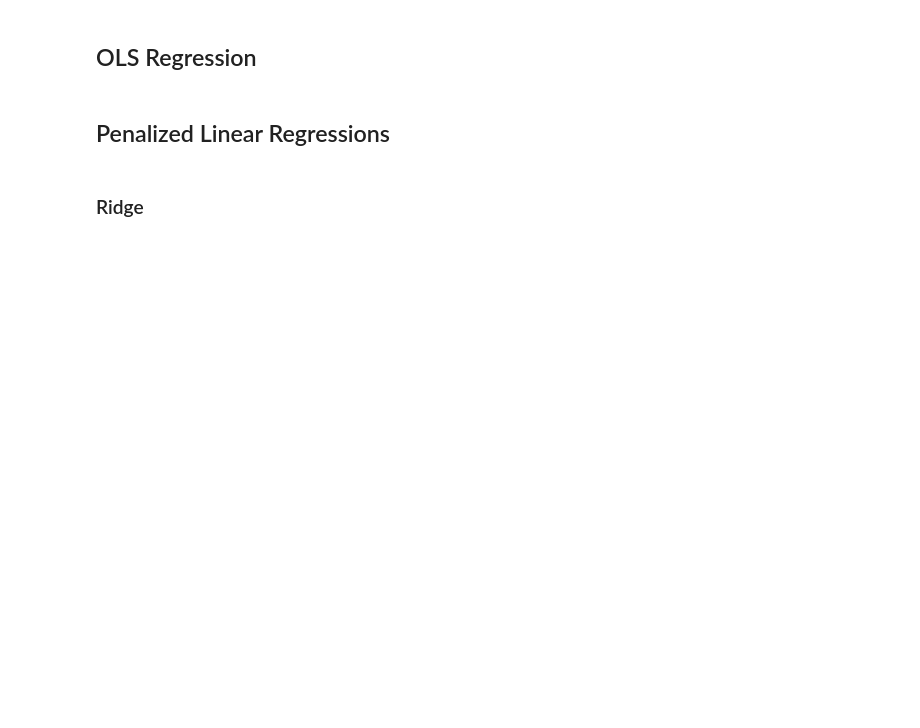
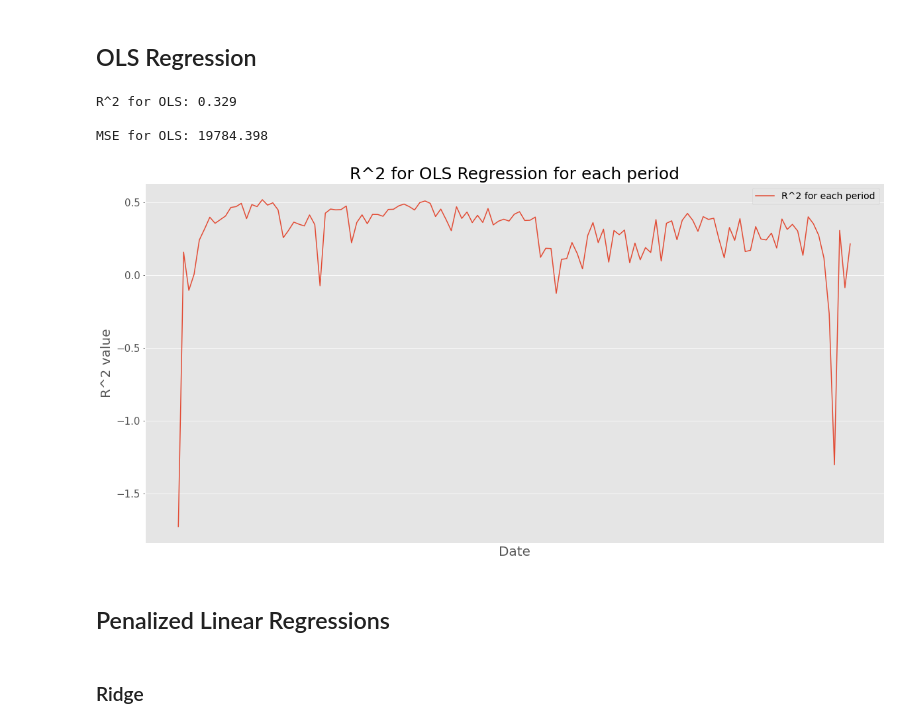
Before and after one commit to kostyantynHrytsyuk/risk-options-2021, a Jupyter notebook: Project_2.ipynb, the cells around one changed output. Drawn from its saved outputs; the diff is of its cells as text; code cells hidden in the pictures; blank space fills up the shorter version.

```diff
--- a/Project_2.ipynb
+++ b/Project_2.ipynb
@@ -55,6 +115,7 @@ clear_df = df[features]
 start_date = '2007-01'
 
 y_prices = clear_df[clear_df['date'] > start_date]['midprice']
+dates = [str(d) for d in df[df['date'] > start_date]['date'].unique()]
 # %%
 def get_splits(df, num=False):
     train_pc = 0.85
@@ -107,3 +159,21 @@ np.round(np.mean(ols_r2_better), 3)
+# %%
+print(f"R^2 for OLS: {np.round(r2_score(y_prices, ols_predictions), 3)}\n")
+print(f"MSE for OLS: {np.round(mean_squared_error(y_prices, ols_predictions), 3)}")
+# %% [output]
+R^2 for OLS: 0.329
+
+MSE for OLS: 19784.398
+# %%
+plt.plot(dates, ols_r2_better, label='R^2 for each period')
+plt.ylabel('R^2 value', size=20)
+plt.xlabel('Date', size=20)
+plt.title('R^2 for OLS Regression for each period', size=25)
+plt.legend(loc='upper right', fontsize=14)
+plt.xticks([])
+
+plt.show()
+# %% [output]
+[figure, added]
 # %% [markdown]
 ## Penalized Linear Regressions
 # %% [markdown]
```
Also changed, not shown: parts of 45 cells of this notebook.
